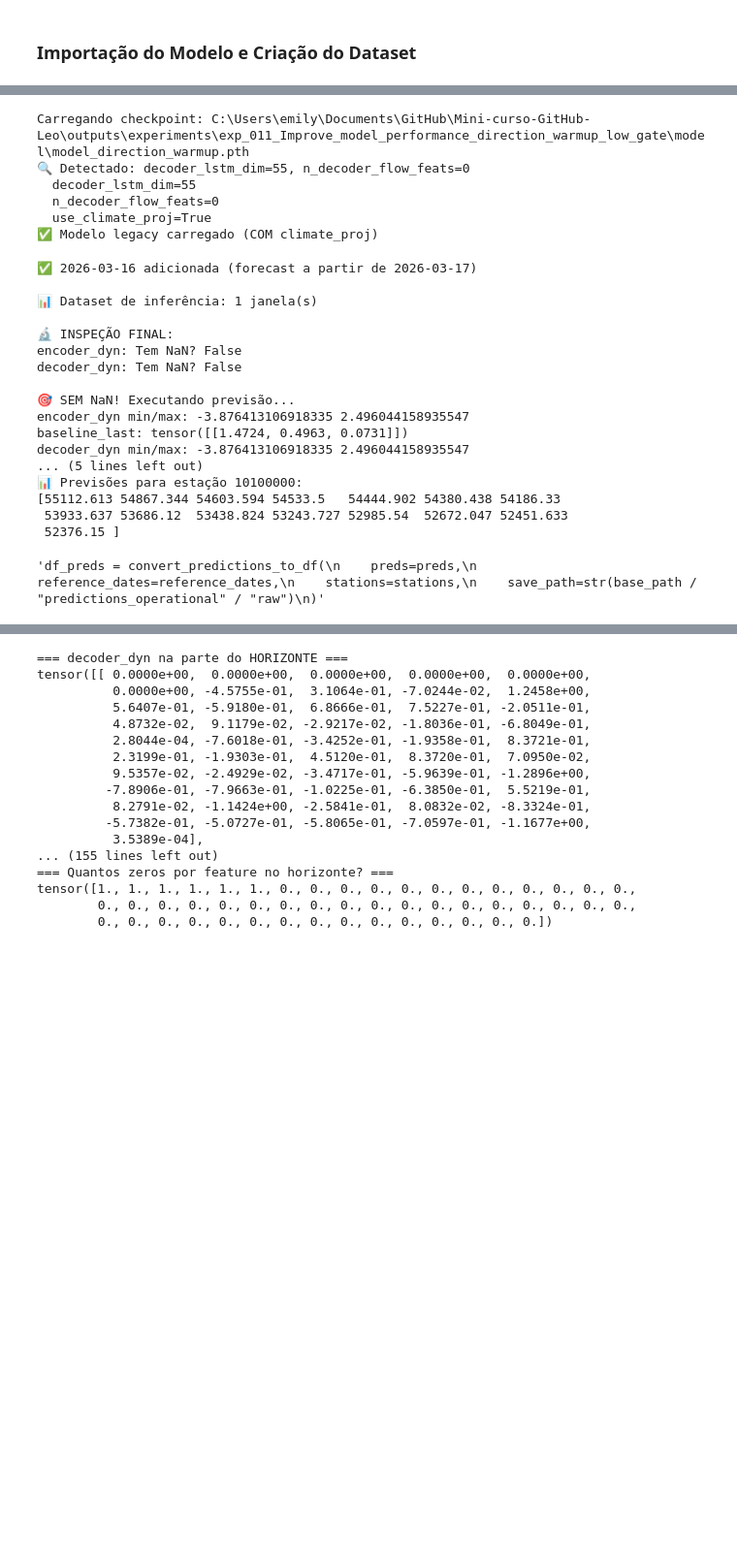
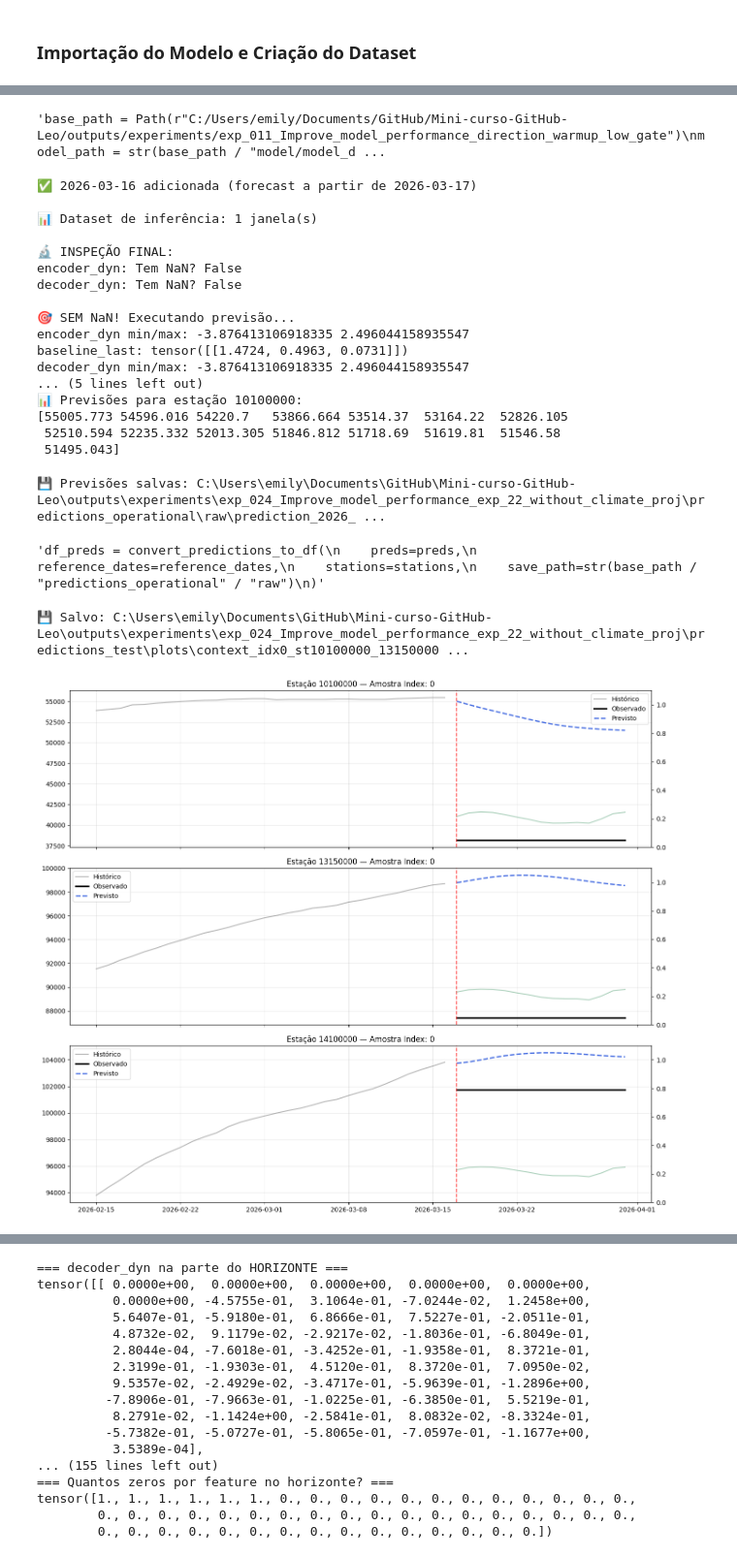
Before and after one commit to emilyamn/LSTM_Model_Amazon_Basins, a Jupyter notebook: notebooks/04_predicting_with_model_inference.ipynb, the cells around one changed output, grey strips where cells are left out. Shown at 97% size. Cells and saved outputs as stored; diff of their text form; code cells hidden in the pictures; blank space fills up the shorter version.

```diff
--- a/notebooks/04_predicting_with_model_inference.ipynb
+++ b/notebooks/04_predicting_with_model_inference.ipynb
@@ -206,6 +205,6 @@ Check the documentation of torch.load to learn more about types accepted by defa
 # %%
 ## Caso queira passar manualmente o caminho para um modelo
-base_path = Path(r"C:/Users/emily/Documents/GitHub/Mini-curso-GitHub-Leo/outputs/experiments/exp_011_Improve_model_performance_direction_warmup_low_gate")
+'''base_path = Path(r"C:/Users/emily/Documents/GitHub/Mini-curso-GitHub-Leo/outputs/experiments/exp_011_Improve_model_performance_direction_warmup_low_gate")
 model_path = str(base_path / "model/model_direction_warmup.pth")
 
 
@@ -214,14 +213,9 @@ DEVICE = "cuda" if torch.cuda.is_available() else "cpu"
 
 # 1. Carregar Modelo e Metadados
 print(f"Carregando checkpoint: {model_path}")
-model, meta = load_checkpoint_legacy_with_climate(model_path, device=DEVICE)
+model, meta = load_checkpoint_legacy_with_climate(model_path, device=DEVICE)'''
 # %% [output]
-Carregando checkpoint: C:\Users\emily\Documents\GitHub\Mini-curso-GitHub-Leo\outputs\experiments\exp_011_Improve_model_performance_direction_warmup_low_gate\model\model_direction_warmup.pth
-🔍 Detectado: decoder_lstm_dim=55, n_decoder_flow_feats=0
-  decoder_lstm_dim=55
-  n_decoder_flow_feats=0
-  use_climate_proj=True
-✅ Modelo legacy carregado (COM climate_proj)
+'base_path = Path(r"C:/Users/emily/Documents/GitHub/Mini-curso-GitHub-Leo/outputs/experiments/exp_011_Improve_model_performance_direction_warmup_low_gate")\nmodel_path = str(base_path / "model/model_d ...
 # %%
 # Recriar dataset com dados corrigidos
 ds_inference = create_dataset_for_inference(
@@ -308,9 +302,9 @@ baseline_last: tensor([[1.4724, 0.4963, 0.0731]])
 decoder_dyn min/max: -3.876413106918335 2.496044158935547
 ... (5 lines left out)
 📊 Previsões para estação 10100000:
-[55112.613 54867.344 54603.594 54533.5   54444.902 54380.438 54186.33
- 53933.637 53686.12  53438.824 53243.727 52985.54  52672.047 52451.633
- 52376.15 ]
+[55005.773 54596.016 54220.7   53866.664 53514.37  53164.22  52826.105
+ 52510.594 52235.332 52013.305 51846.812 51718.69  51619.81  51546.58
+ 51495.043]
 # %%
 # Salva previsões na pasta do experimento ATUAL
 df_preds = convert_predictions_to_df(
@@ -319,6 +313,8 @@ df_preds = convert_predictions_to_df(
     stations=stations,
     save_path=str(exp_path / "predictions_operational" / "raw")
 )
+# %% [output]
+💾 Previsões salvas: C:\Users\emily\Documents\GitHub\Mini-curso-GitHub-Leo\outputs\experiments\exp_024_Improve_model_performance_exp_22_without_climate_proj\predictions_operational\raw\prediction_2026_ ...
 # %%
 # temporario para salvar previsoes na pasta do experimento RESPECTIVO
 '''df_preds = convert_predictions_to_df(
@@ -330,19 +326,20 @@ df_preds = convert_predictions_to_df(
 # %% [output]
 'df_preds = convert_predictions_to_df(\n    preds=preds,\n    reference_dates=reference_dates,\n    stations=stations,\n    save_path=str(base_path / "predictions_operational" / "raw")\n)'
 # %%
-## Visualização rápida do resultado (salva automaticamente como operational)
+## Visualização rápida do resultado
 figs = plot_predictions_with_context(
     preds=preds,
     obs=obs,
     stations=meta["stations"],
     df=combined_df,
     forecast_dates=dates,
     n_samples=1,
     context_days=30,
     baseline_last=None,
     g_seq=g_seq,
-    show=True,
-    save=True,
-    mode="operational",
+    show=True # Exibe
 )
+# %% [output]
+💾 Salvo: C:\Users\emily\Documents\GitHub\Mini-curso-GitHub-Leo\outputs\experiments\exp_024_Improve_model_performance_exp_22_without_climate_proj\predictions_test\plots\context_idx0_st10100000_13150000 ...
+[figure, added]
 # %%
```
Also changed, not shown: parts of 4 cells of this notebook, 1 other file.
